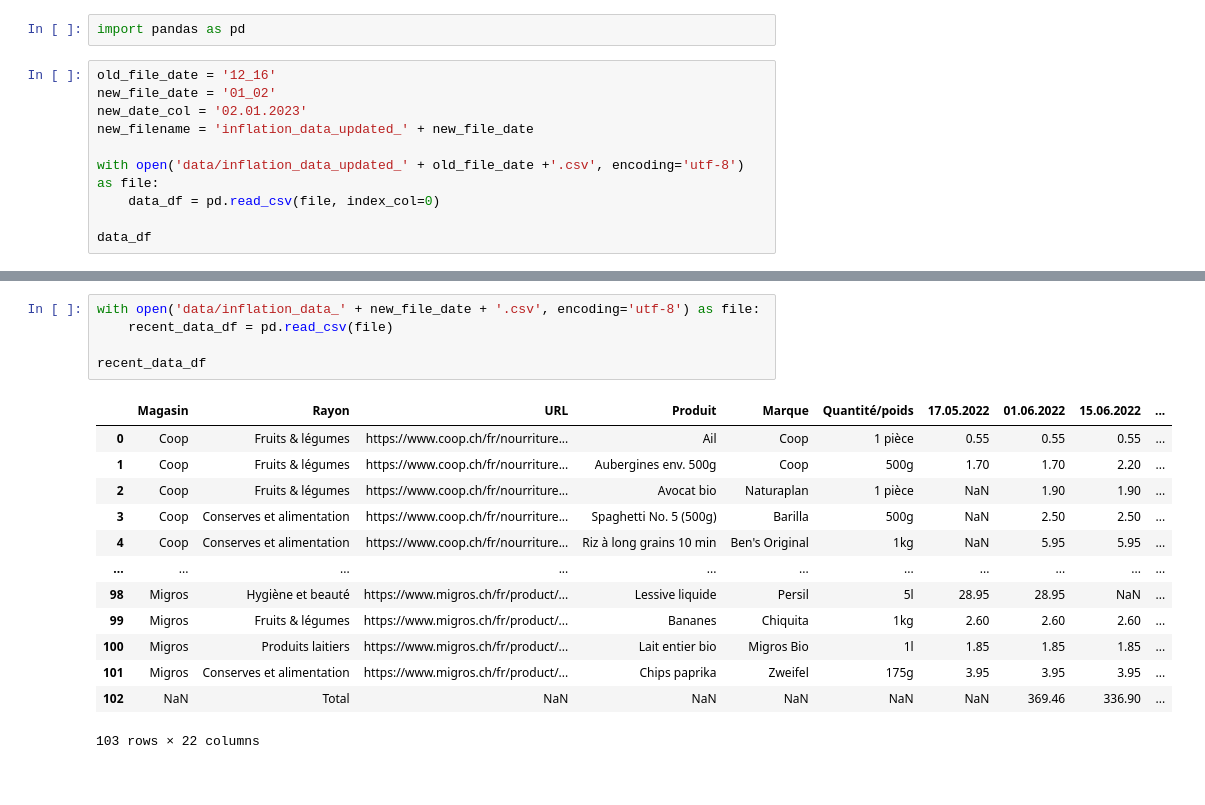
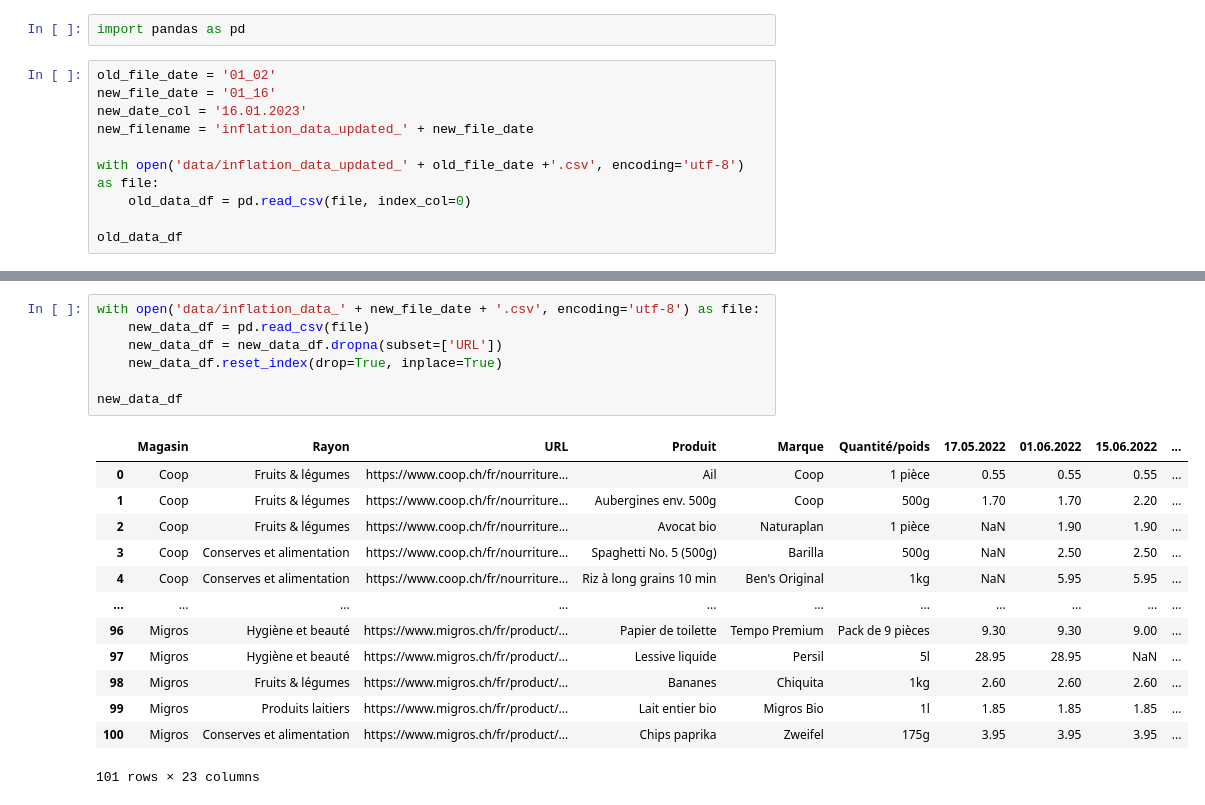
Before and after one commit to cgcrts/viz_inflation, a Jupyter notebook: data_processing.ipynb, the cells around one changed output, grey strips where cells are left out. Saved outputs shown, nothing was run; the diff lists cells and outputs as text.

```diff
--- a/data_processing.ipynb
+++ b/data_processing.ipynb
@@ -1,15 +1,15 @@
 # %%
 import pandas as pd
 # %%
-old_file_date = '12_16'
-new_file_date = '01_02'
-new_date_col = '02.01.2023'
+old_file_date = '01_02'
+new_file_date = '01_16'
+new_date_col = '16.01.2023'
 new_filename = 'inflation_data_updated_' + new_file_date
 
 with open('data/inflation_data_updated_' + old_file_date +'.csv', encoding='utf-8') as file:
-    data_df = pd.read_csv(file, index_col=0)
+    old_data_df = pd.read_csv(file, index_col=0)
 
-data_df
+old_data_df
 # %% [output]
 |  | shop | category_fre | category_ita | url | attribution | icon_id | product_id | product_short_fre | ... |
 | 0 | Coop | Fruits & légumes | Frutta e verdura | https://www.coop.ch/fr/nourriture... | <a href="https://www.flaticon.com... | ail | ail_coop | NaN | ... |
@@ -27,19 +27,21 @@ data_df
 # %%
 with open('data/inflation_data_' + new_file_date + '.csv', encoding='utf-8') as file:
-    recent_data_df = pd.read_csv(file)
+    new_data_df = pd.read_csv(file)
+    new_data_df = new_data_df.dropna(subset=['URL'])
+    new_data_df.reset_index(drop=True, inplace=True)
 
-recent_data_df
+new_data_df
 # %% [output]
 |  | Magasin | Rayon | URL | Produit | Marque | Quantité/poids | 17.05.2022 | 01.06.2022 | 15.06.2022 | ... |
 | 0 | Coop | Fruits & légumes | https://www.coop.ch/fr/nourriture... | Ail | Coop | 1 pièce | 0.55 | 0.55 | 0.55 | ... |
 | 1 | Coop | Fruits & légumes | https://www.coop.ch/fr/nourriture... | Aubergines env. 500g | Coop | 500g | 1.70 | 1.70 | 2.20 | ... |
 | 2 | Coop | Fruits & légumes | https://www.coop.ch/fr/nourriture... | Avocat bio | Naturaplan | 1 pièce | NaN | 1.90 | 1.90 | ... |
 | 3 | Coop | Conserves et alimentation | https://www.coop.ch/fr/nourriture... | Spaghetti No. 5 (500g) | Barilla | 500g | NaN | 2.50 | 2.50 | ... |
 | 4 | Coop | Conserves et alimentation | https://www.coop.ch/fr/nourriture... | Riz à long grains 10 min | Ben's Original | 1kg | NaN | 5.95 | 5.95 | ... |
 | ... | ... | ... | ... | ... | ... | ... | ... | ... | ... | ... |
-| 98 | Migros | Hygiène et beauté | https://www.migros.ch/fr/product/... | Lessive liquide | Persil | 5l | 28.95 | 28.95 | NaN | ... |
-| 99 | Migros | Fruits & légumes | https://www.migros.ch/fr/product/... | Bananes | Chiquita | 1kg | 2.60 | 2.60 | 2.60 | ... |
-| 100 | Migros | Produits laitiers | https://www.migros.ch/fr/product/... | Lait entier bio | Migros Bio | 1l | 1.85 | 1.85 | 1.85 | ... |
-| 101 | Migros | Conserves et alimentation | https://www.migros.ch/fr/product/... | Chips paprika | Zweifel | 175g | 3.95 | 3.95 | 3.95 | ... |
-| 102 | NaN | Total | NaN | NaN | NaN | NaN | NaN | 369.46 | 336.90 | ... |
+| 96 | Migros | Hygiène et beauté | https://www.migros.ch/fr/product/... | Papier de toilette | Tempo Premium | Pack de 9 pièces | 9.30 | 9.30 | 9.00 | ... |
+| 97 | Migros | Hygiène et beauté | https://www.migros.ch/fr/product/... | Lessive liquide | Persil | 5l | 28.95 | 28.95 | NaN | ... |
+| 98 | Migros | Fruits & légumes | https://www.migros.ch/fr/product/... | Bananes | Chiquita | 1kg | 2.60 | 2.60 | 2.60 | ... |
+| 99 | Migros | Produits laitiers | https://www.migros.ch/fr/product/... | Lait entier bio | Migros Bio | 1l | 1.85 | 1.85 | 1.85 | ... |
+| 100 | Migros | Conserves et alimentation | https://www.migros.ch/fr/product/... | Chips paprika | Zweifel | 175g | 3.95 | 3.95 | 3.95 | ... |
-103 rows × 22 columns
+101 rows × 23 columns
```
Also changed, not shown: parts of 7 cells of this notebook, 5 other files.
